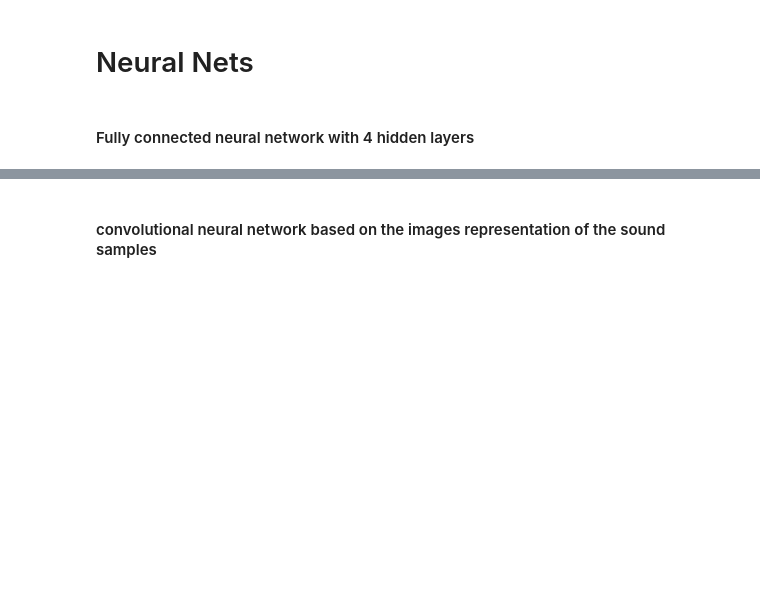
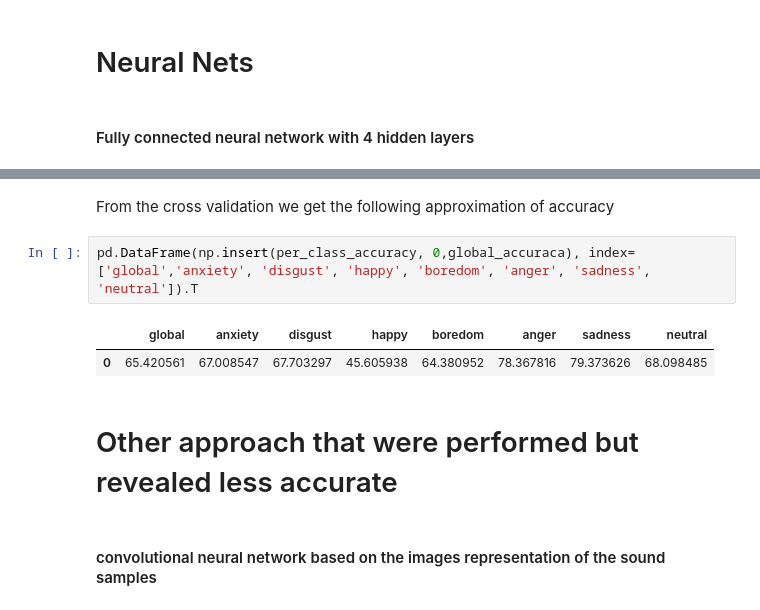
Before and after one commit to dufourc1/speech_emotion_recognition, a Jupyter notebook: Report.ipynb, the cells around one changed output, grey strips where cells are left out. Cells and saved outputs as stored; diff of their text form; blank space fills up the shorter version.

```diff
--- a/Report.ipynb
+++ b/Report.ipynb
@@ -304,3 +299,12 @@ confusion_matrix
+# %% [markdown]
+From the cross validation we get the following approximation of accuracy
+# %%
+pd.DataFrame(np.insert(per_class_accuracy, 0,global_accuraca), index= ['global','anxiety', 'disgust', 'happy', 'boredom', 'anger', 'sadness', 'neutral']).T
+# %% [output]
+|  | global | anxiety | disgust | happy | boredom | anger | sadness | neutral |
+| 0 | 65.420561 | 67.008547 | 67.703297 | 45.605938 | 64.380952 | 78.367816 | 79.373626 | 68.098485 |
+# %% [markdown]
+# Other approach that were performed but revealed less accurate
 # %% [markdown]
 #### convolutional neural network based on the images representation of the sound samples
 # %% [markdown]
```
Also changed, not shown: parts of 17 cells of this notebook, 12 other files.
